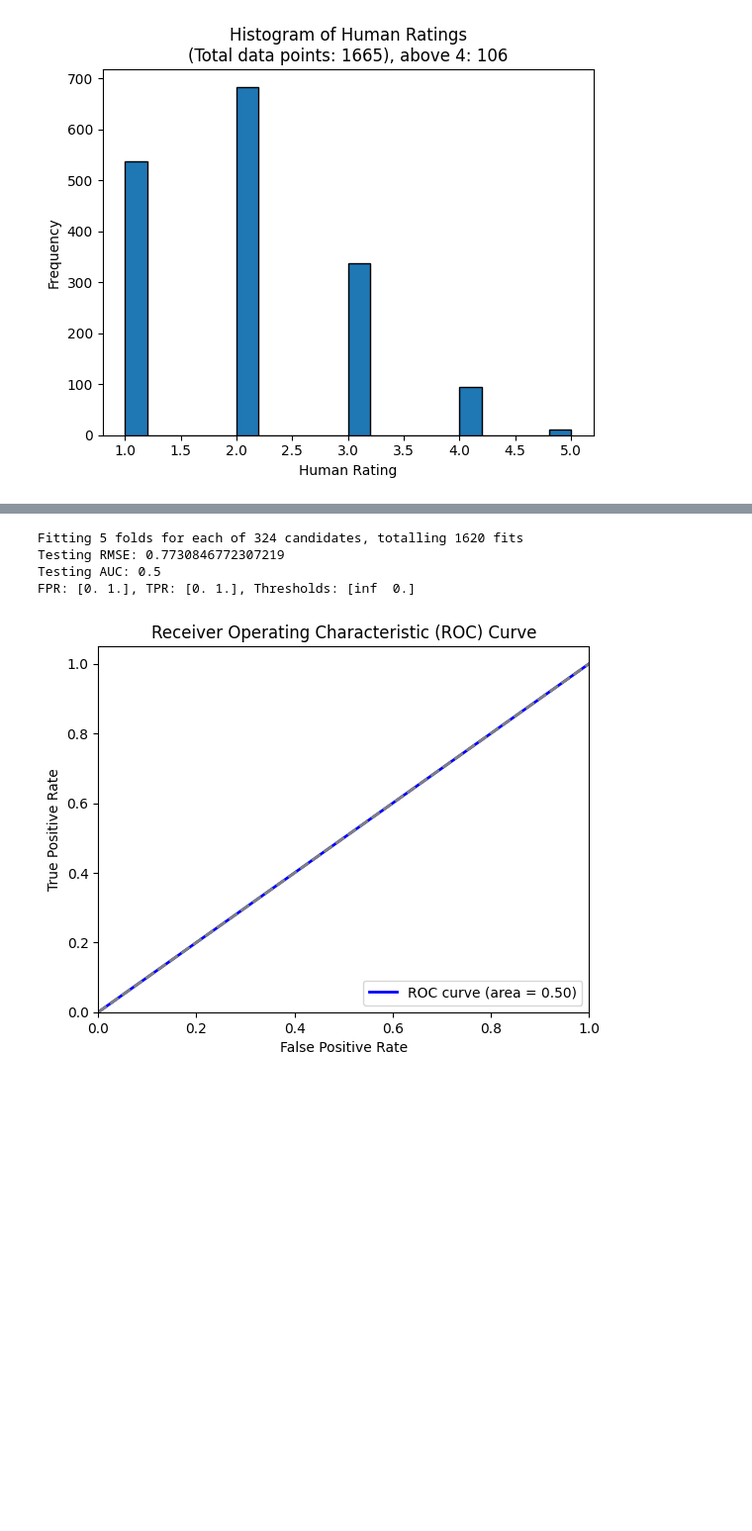
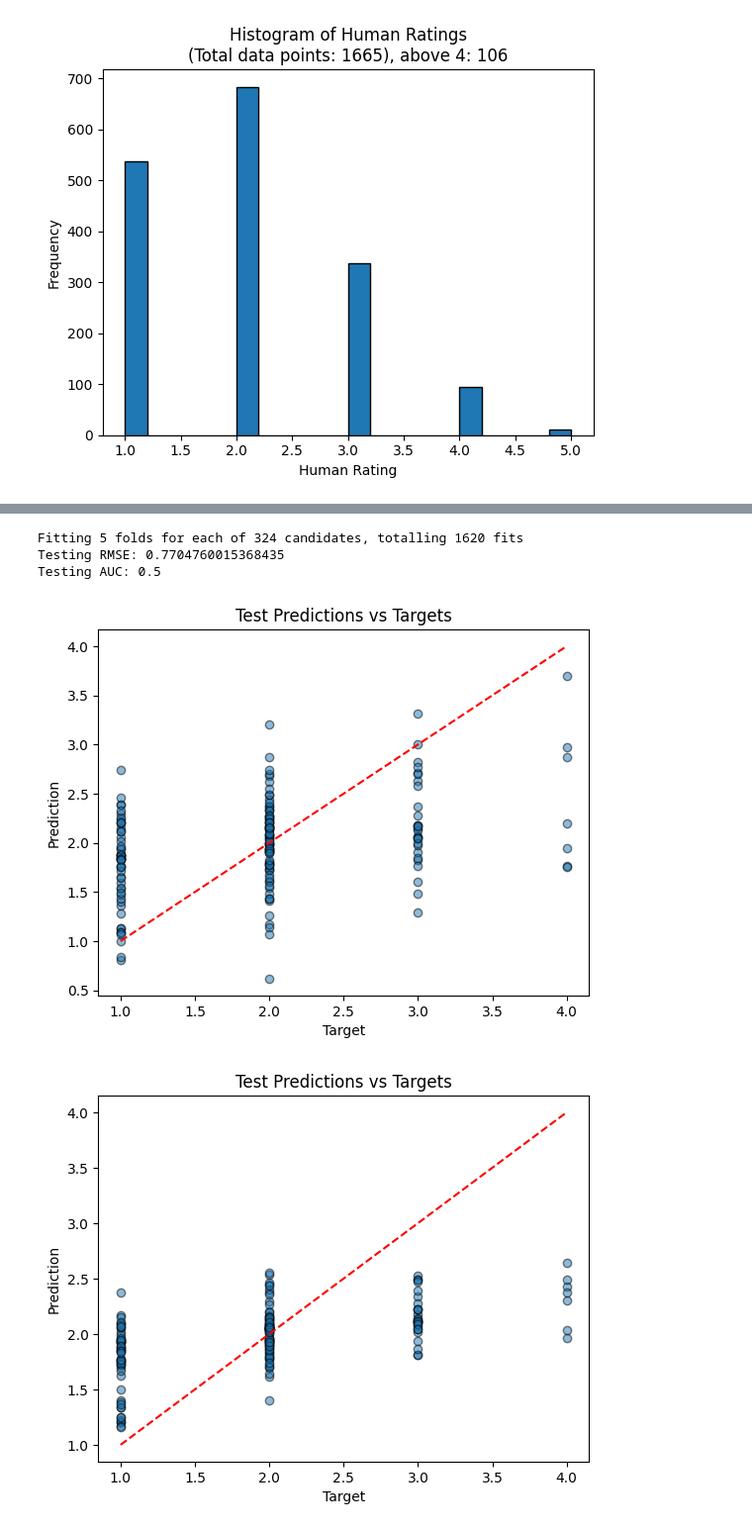
Before and after one commit to eikona-io/pixel-brain, a Jupyter notebook: src/pixelbrain/notebooks/xgboost_processor_notebook.ipynb, the cells around one changed output, grey strips where cells are left out. Shown at 99% size. Cells and saved outputs as stored; diff of their text form; code cells hidden in the pictures; blank space fills up the shorter version.

```diff
--- a/src/pixelbrain/notebooks/xgboost_processor_notebook.ipynb
+++ b/src/pixelbrain/notebooks/xgboost_processor_notebook.ipynb
@@ -67,0 +85,16 @@ plot_predictor_histogram(predictor)
+# %%
+import matplotlib.pyplot as plt
+
+def plot_test_preds(test_preds):
+    # Extract predictions and targets from test_preds
+    predictions = [item['prediction'] for item in test_preds]
+    targets = [item['target'] for item in test_preds]
+
+    # Create a scatter plot of predictions against targets
+    plt.scatter(targets, predictions, alpha=0.5, edgecolors='k')
+    plt.title('Test Predictions vs Targets')
+    plt.xlabel('Target')
+    plt.ylabel('Prediction')
+    plt.plot([min(targets), max(targets)], [min(targets), max(targets)], 'r--')  # Line y=x for reference
+    plt.show()
+plot_test_preds(test_preds)
@@ -67,0 +103,3 @@ plot_predictor_histogram(predictor)
+# %%
+log_metric_field_name = f'log_{metric_field_name}'
+data_df[log_metric_field_name] = np.log(data_df[metric_field_name])
@@ -67,0 +117,5 @@ plot_predictor_histogram(predictor)
+# %%
+power2_metric_field_name = f'power2_{metric_field_name}'
+data_df[power2_metric_field_name] = np.power(data_df[metric_field_name], 2)
+power2_trainer = XGBoostRegressorTrainer(data_df, data_field_names, power2_metric_field_name)
+power2_test_preds = power2_trainer.fit(save_model_path="xgboost_rating_model_power2.pkl", auc_threshold=4)
@@ -67,0 +135,8 @@ plot_predictor_histogram(predictor)
+# %%
+def weighted_mse(y_true):
+    weights = np.where(y_true >= np.log(4), 1000, 1)
+    return weights
+
+log_trainer_weighted_metric_with_cross = XGBoostRegressorTrainer(data_df, data_field_names, log_metric_field_name, mse_weights_func=weighted_mse)
+log_weighted_test_preds = log_trainer_weighted_metric_with_cross.fit(save_model_path="xgboost_rating_model_log_weighted.pkl", auc_threshold=np.log(4))
+plot_test_preds(log_weighted_test_preds)
@@ -68,14 +148,15 @@ plot_predictor_histogram(predictor)
 # %%
-def mse_weights(y_true):
-    weights = np.where(y_true >= 3, 10, 1)
-    weights = np.where(y_true >= 4, 1000, weights)
+def weighted_mse(y_true):
+    weights = np.where(y_true >= 4, 1000, 1)
     return weights
 
-trainer_new_metric = XGBoostDatabaseRegressorTrainer(db, data_field_names, metric_field_name, mse_weights_func=mse_weights)
-rmse, auc = trainer_new_metric.fit(save_model_path="xgboost_rating_model_new_metric.pkl", auc_threshold=4, plot_auc_curve=True)
+trainer_weighted_metric = XGBoostRegressorTrainer(data_df, data_field_names, metric_field_name, mse_weights_func=weighted_mse)
+weighted_test_preds = trainer_weighted_metric.fit(save_model_path="xgboost_rating_model_weighted.pkl", auc_threshold=4)
+plot_test_preds(weighted_test_preds)
+plot_test_preds(test_preds)
 # %% [output]
 Fitting 5 folds for each of 324 candidates, totalling 1620 fits
-Testing RMSE: 0.7730846772307219
+Testing RMSE: 0.7704760015368435
 Testing AUC: 0.5
-FPR: [0. 1.], TPR: [0. 1.], Thresholds: [inf  0.]
-[figure, old version]
+[figure, new version]
+[figure, added]
```
Also changed, not shown: parts of 15 cells of this notebook, 2 other files.
